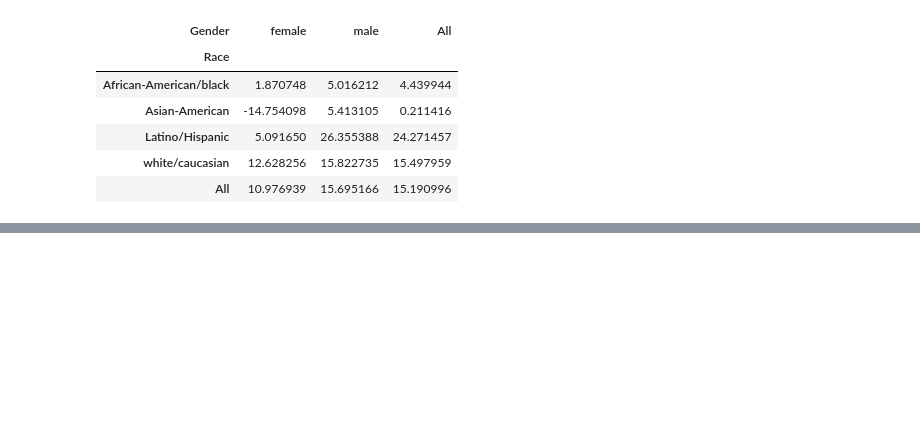
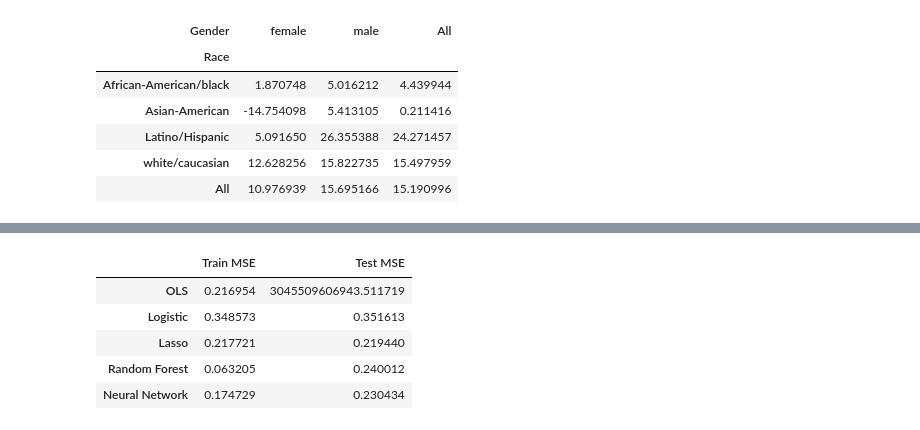
Before and after one commit to isapollnik/uscourts, a Jupyter notebook: Carp-Manning Analysis.ipynb, the cells around one changed output, grey strips where cells are left out. Saved outputs shown, nothing was run; the diff lists cells and outputs as text; code cells hidden in the pictures; blank space fills up the shorter version.

```diff
--- a/Carp-Manning Analysis.ipynb
+++ b/Carp-Manning Analysis.ipynb
@@ -150,0 +223,22 @@ ideology_by_rating.plot(kind = 'bar', x = 'ABA Rating', y = ['Democrat','Republi
+# %%
+X_dec_train, X_dec_test, y_dec_train, y_dec_test = prep_data(
+    decisions, continuous_variables_dec, categories_dec, 'Decision Ideology'
+)
+# %%
+alphas = np.exp(np.linspace(-2., -12., 25))
+lr_model = linear_model.LinearRegression(n_jobs = 100)
+logistic_model = linear_model.LogisticRegression(solver="liblinear", max_iter = 1000, n_jobs = 100)
+lasso_model = linear_model.LassoCV(cv=6, alphas = alphas,  max_iter=500, n_jobs = 100)
+forest_model = RandomForestRegressor(n_estimators = 100, n_jobs = 100)
+nn_scaled_model = pipeline.make_pipeline(
+    preprocessing.StandardScaler(),  # this will do the input scaling
+    neural_network.MLPRegressor((150,),activation = "logistic",
+                                solver="adam",alpha=0.005)) # we tried a few alphas chose this one
+                                                            # based on minimizing mse_test ... but it was somewhat arbitrary
+models = { "OLS": lr_model, "Logistic": logistic_model, "Lasso": lasso_model,
+          "Random Forest": forest_model, "Neural Network":nn_scaled_model}
+# %%
+MSE_by_model = pd.DataFrame(index = models.keys(),
+                            columns= ["Train MSE","Test MSE"])
+# %%
+ideo_mse_list = [fit_and_report_mses(model,X_dec_train, X_dec_test, y_dec_train, y_dec_test) for model in models.values()]
@@ -150,0 +263,11 @@ ideology_by_rating.plot(kind = 'bar', x = 'ABA Rating', y = ['Democrat','Republi
+# %%
+MSE_by_model['Train MSE'] = ['%f' % result["mse_train"] for result in ideo_mse_list]
+MSE_by_model['Test MSE'] = ['%f' % result["mse_test"] for result in ideo_mse_list]
+MSE_by_model
+# %% [output]
+|  | Train MSE | Test MSE |
+| OLS | 0.216954 | 3045509606943.511719 |
+| Logistic | 0.348573 | 0.351613 |
+| Lasso | 0.217721 | 0.219440 |
+| Random Forest | 0.063205 | 0.240012 |
+| Neural Network | 0.174729 | 0.230434 |
```
Also changed, not shown: parts of 13 cells of this notebook.
